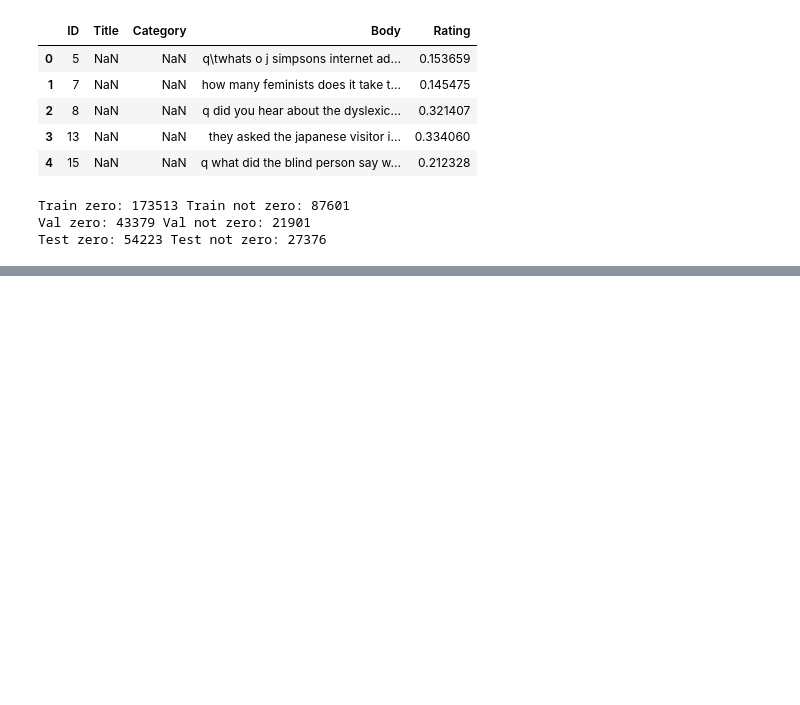
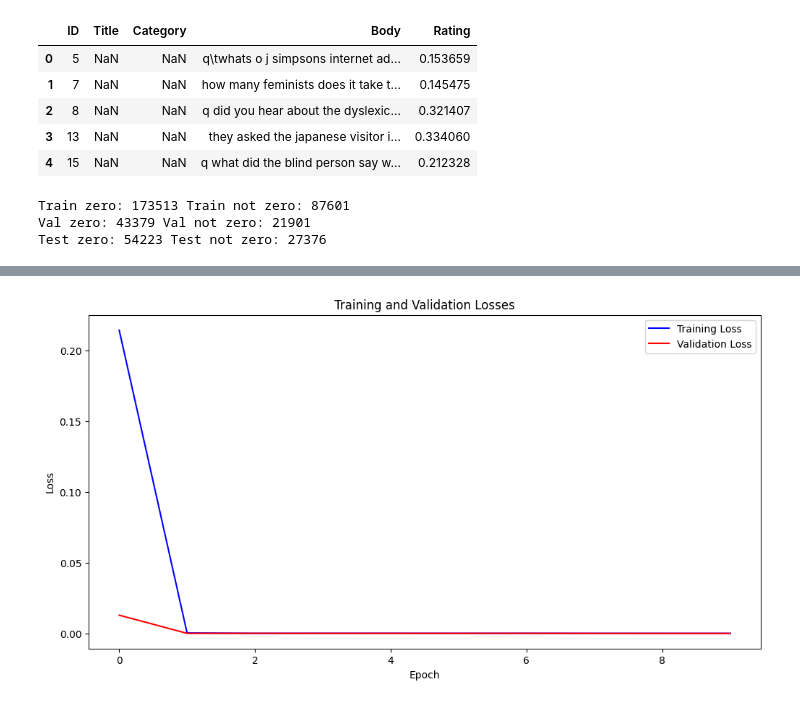
Before and after one commit to Razvan48/Proiect-Natural-Language-Processing-NLP, a Jupyter notebook: PredictJokesRating.ipynb, the cells around one changed output, grey strips where cells are left out. Saved outputs shown, nothing was run; the diff lists cells and outputs as text; code cells hidden in the pictures; blank space fills up the shorter version.

```diff
--- a/PredictJokesRating.ipynb
+++ b/PredictJokesRating.ipynb
@@ -385,0 +417,2 @@ F1 Score: 0.536968230343395
+# %%
+nlp = spacy.load('en_core_web_md')
@@ -385,0 +469,4 @@ F1 Score: 0.536968230343395
+# %%
+X_train_embeddings = embed_texts(nlp, X_train.tolist()[:5000])
+X_val_embeddings = embed_texts(nlp, X_val.tolist()[:5000])
+X_test_embeddings = embed_texts(nlp, X_test.tolist()[:5000])
@@ -385,0 +513,15 @@ F1 Score: 0.536968230343395
+# %%
+BATCH_SIZE = 64
+
+train_dataset = FeaturesDataset(X_train_embeddings, y_train)
+val_dataset = FeaturesDataset(X_val_embeddings, y_val)
+test_dataset = FeaturesDataset(X_test_embeddings, y_test)
+
+train_dataloader = DataLoader(train_dataset, batch_size=BATCH_SIZE, shuffle=True)
+val_dataloader = DataLoader(val_dataset, batch_size=BATCH_SIZE, shuffle=False)
+test_dataloader = DataLoader(test_dataset, batch_size=BATCH_SIZE, shuffle=False)
+# %%
+device = torch.device('cuda' if torch.cuda.is_available() else 'cpu')
+
+positional_encoding_model = NeuralNetwork(input_size=X_train_embeddings.shape[1], hidden_sizes=[512, 512, 512], output_size=1)
+positional_encoding_model.to(device)
@@ -385,0 +540,5 @@ F1 Score: 0.536968230343395
+# %%
+train_epoch_losses, val_epoch_losses = train(positional_encoding_model, nn.MSELoss(), 10, 0.001, train_dataloader, val_dataloader)
+
+plot_train_results(train_epoch_losses, val_epoch_losses)
+# %% [output]
@@ -385,0 +565 @@ F1 Score: 0.536968230343395
+[figure, added]
```
Also changed, not shown: parts of 18 cells of this notebook.
